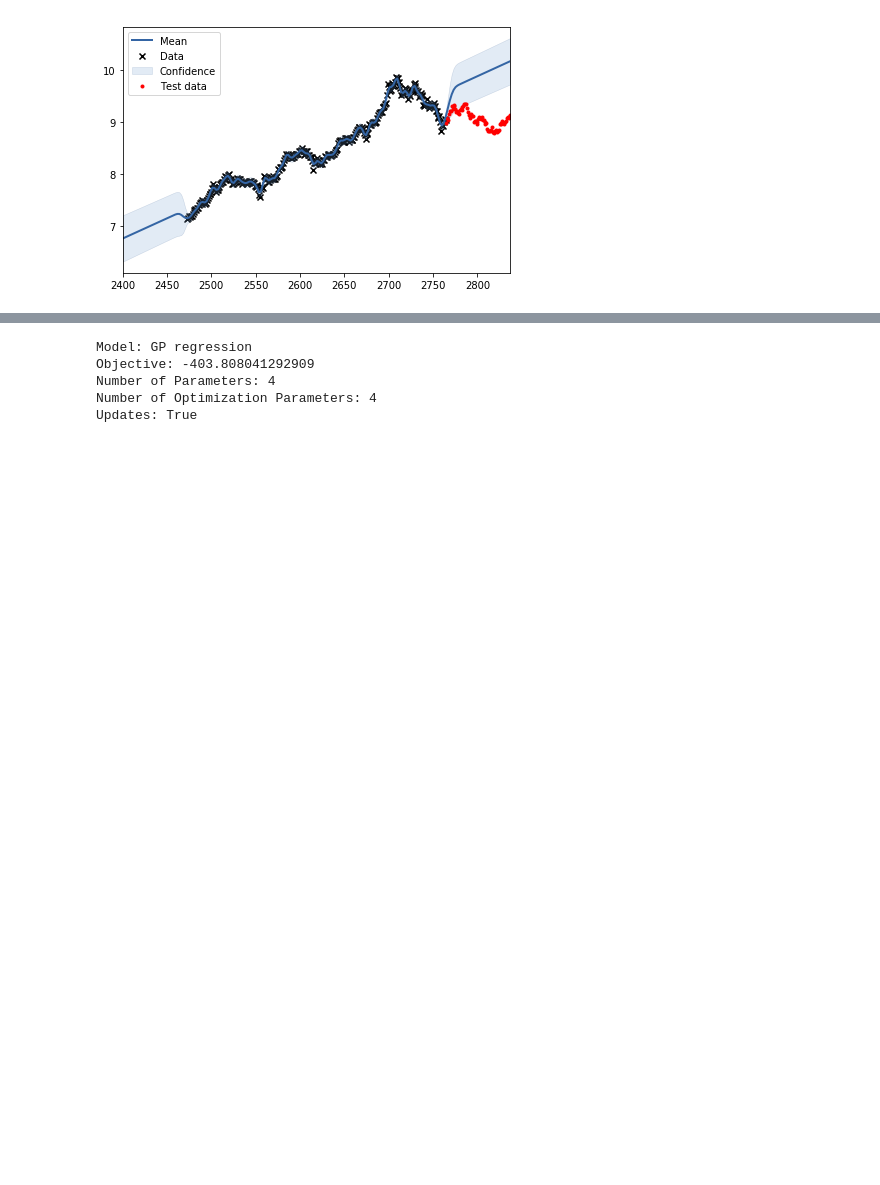
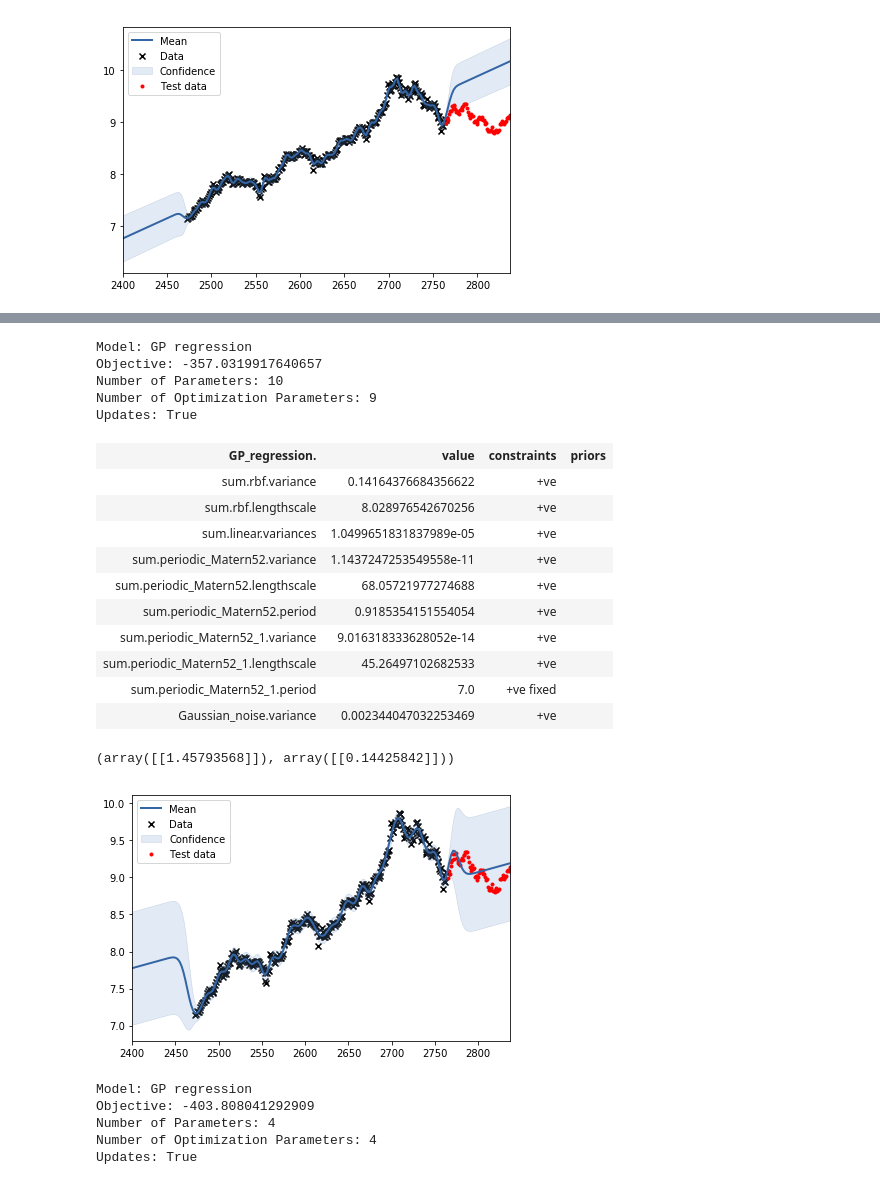
Before and after one commit to Tinkaa/Bitcoin_prediction, a Jupyter notebook: bitcoin_analysis_logscale.ipynb, the cells around one changed output, grey strips where cells are left out. Cells and saved outputs as stored; diff of their text form; code cells hidden in the pictures; blank space fills up the shorter version.

```diff
--- a/bitcoin_analysis_logscale.ipynb
+++ b/bitcoin_analysis_logscale.ipynb
@@ -202,3 +258,35 @@ Updates: True
+# %%
+PERIODIC2 = GPy.kern.PeriodicMatern52(input_dim=1,period=7)
+PERIODIC2.period.fix()
+RBF_PER = RBF+LIN+PERIODIC+PERIODIC2
+m = GPy.models.GPRegression(X_train, Y_train, RBF_PER)
+m.optimize()
+display(m)
+
+m.plot()
+plt.scatter(X_test,Y_test,c='r',marker='.',label='Test data')
+plt.legend()
+
+print(m.predict(np.array([450]).reshape(-1, 1)))
+# %% [output]
+Model: GP regression
+Objective: -357.0319917640657
+Number of Parameters: 10
+Number of Optimization Parameters: 9
+Updates: True
+| GP_regression. | value | constraints | priors |
+| sum.rbf.variance | 0.14164376684356622 | +ve |  |
+| sum.rbf.lengthscale | 8.028976542670256 | +ve |  |
+| sum.linear.variances | 1.0499651831837989e-05 | +ve |  |
+| sum.periodic_Matern52.variance | 1.1437247253549558e-11 | +ve |  |
+| sum.periodic_Matern52.lengthscale | 68.05721977274688 | +ve |  |
+| sum.periodic_Matern52.period | 0.9185354151554054 | +ve |  |
+| sum.periodic_Matern52_1.variance | 9.016318333628052e-14 | +ve |  |
+| sum.periodic_Matern52_1.lengthscale | 45.26497102682533 | +ve |  |
+| sum.periodic_Matern52_1.period | 7.0 | +ve fixed |  |
+| Gaussian_noise.variance | 0.002344047032253469 | +ve |  |
+(array([[1.45793568]]), array([[0.14425842]]))
+[figure, added]
 # %%
 m = GPy.models.GPRegression(X_train, Y_train, RQ)
 m.optimize()
```
Also changed, not shown: parts of 4 cells of this notebook.
